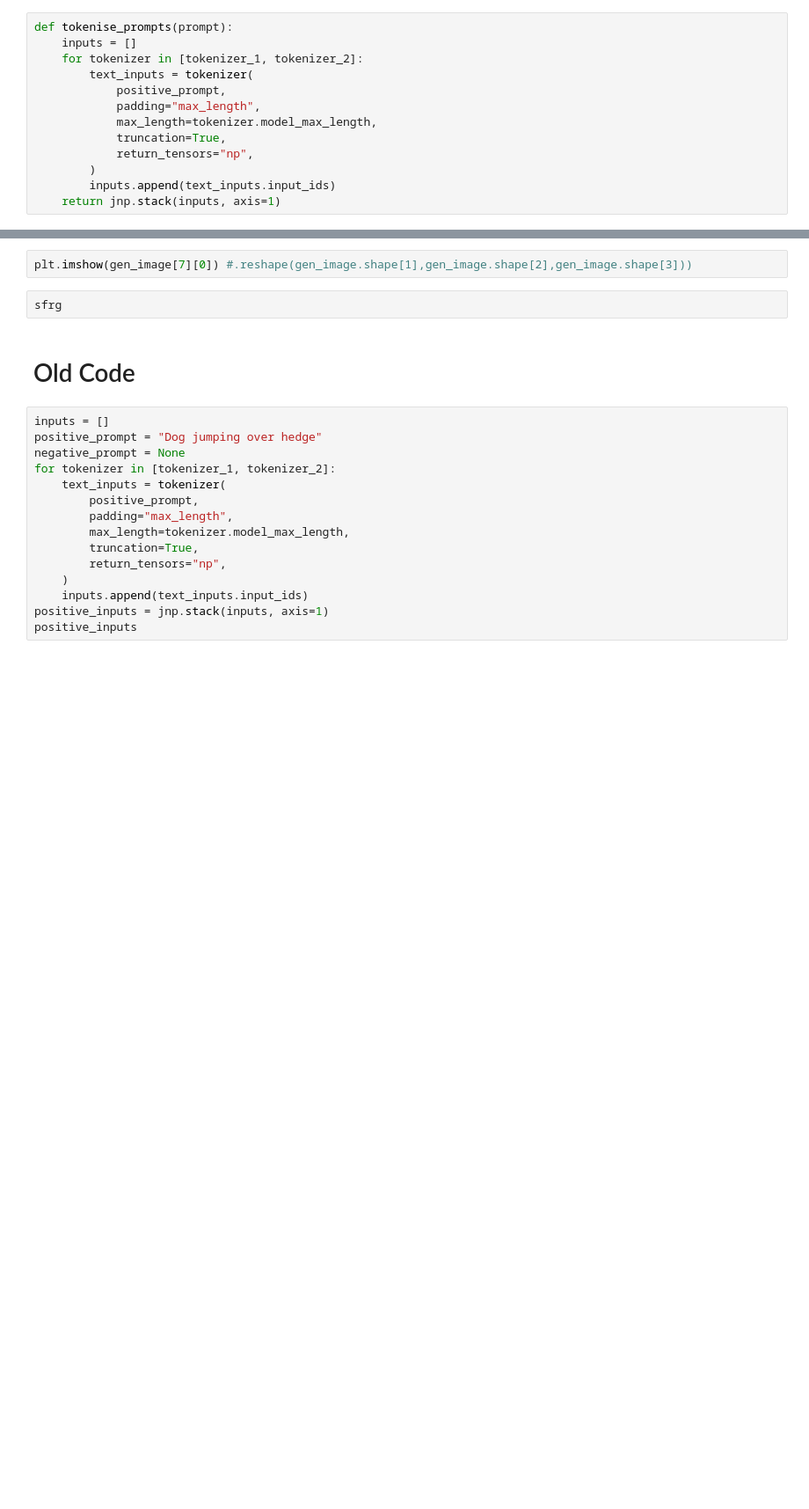
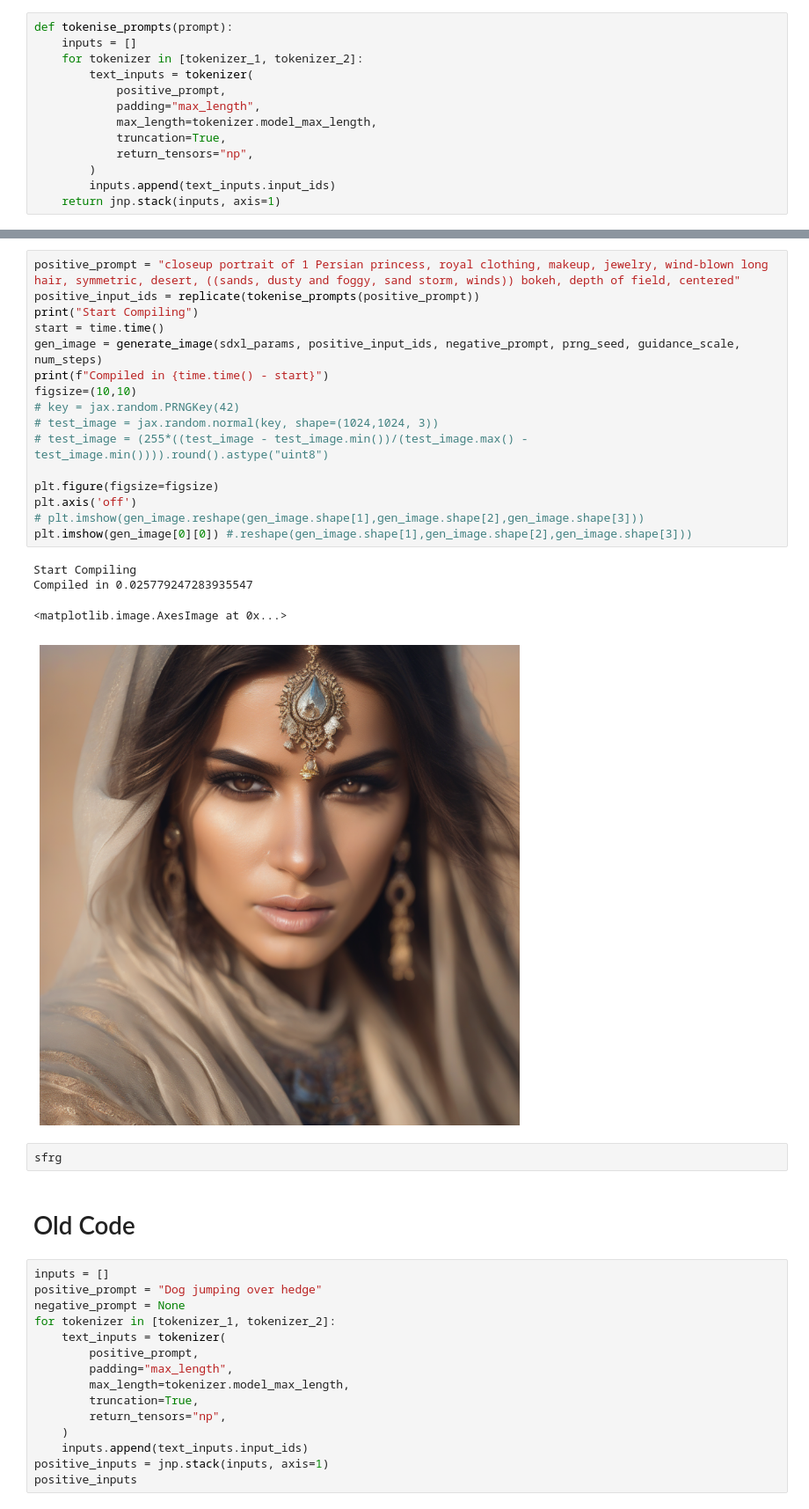
Before and after one commit to hsudhakaran/sdxl-test, a Jupyter notebook: flax-hf-test.ipynb, the cells around one changed output, grey strips where cells are left out. Shown at 88% size. Saved outputs shown, nothing was run; the diff lists cells and outputs as text; blank space fills up the shorter version.

```diff
--- a/flax-hf-test.ipynb
+++ b/flax-hf-test.ipynb
@@ -318,5 +333,24 @@ XlaRuntimeError: RESOURCE_EXHAUSTED: Error loading program: Attempting to alloca
-# %%
-plt.imshow(gen_image[7][0]) #.reshape(gen_image.shape[1],gen_image.shape[2],gen_image.shape[3]))
+# %%
+positive_prompt = "closeup portrait of 1 Persian princess, royal clothing, makeup, jewelry, wind-blown long hair, symmetric, desert, ((sands, dusty and foggy, sand storm, winds)) bokeh, depth of field, centered"
+positive_input_ids = replicate(tokenise_prompts(positive_prompt))
+print("Start Compiling")
+start = time.time()
+gen_image = generate_image(sdxl_params, positive_input_ids, negative_prompt, prng_seed, guidance_scale, num_steps)
+print(f"Compiled in {time.time() - start}")
+figsize=(10,10)
+# key = jax.random.PRNGKey(42)
+# test_image = jax.random.normal(key, shape=(1024,1024, 3))
+# test_image = (255*((test_image - test_image.min())/(test_image.max() - test_image.min()))).round().astype("uint8")
+
+plt.figure(figsize=figsize)
+plt.axis('off')
+# plt.imshow(gen_image.reshape(gen_image.shape[1],gen_image.shape[2],gen_image.shape[3]))
+plt.imshow(gen_image[0][0]) #.reshape(gen_image.shape[1],gen_image.shape[2],gen_image.shape[3]))
+# %% [output]
+Start Compiling
+Compiled in 0.025779247283935547
+<matplotlib.image.AxesImage at 0x...>
+[figure, added]
 # %%
 sfrg
 # %% [markdown]
```
Also changed, not shown: parts of 13 cells of this notebook.
